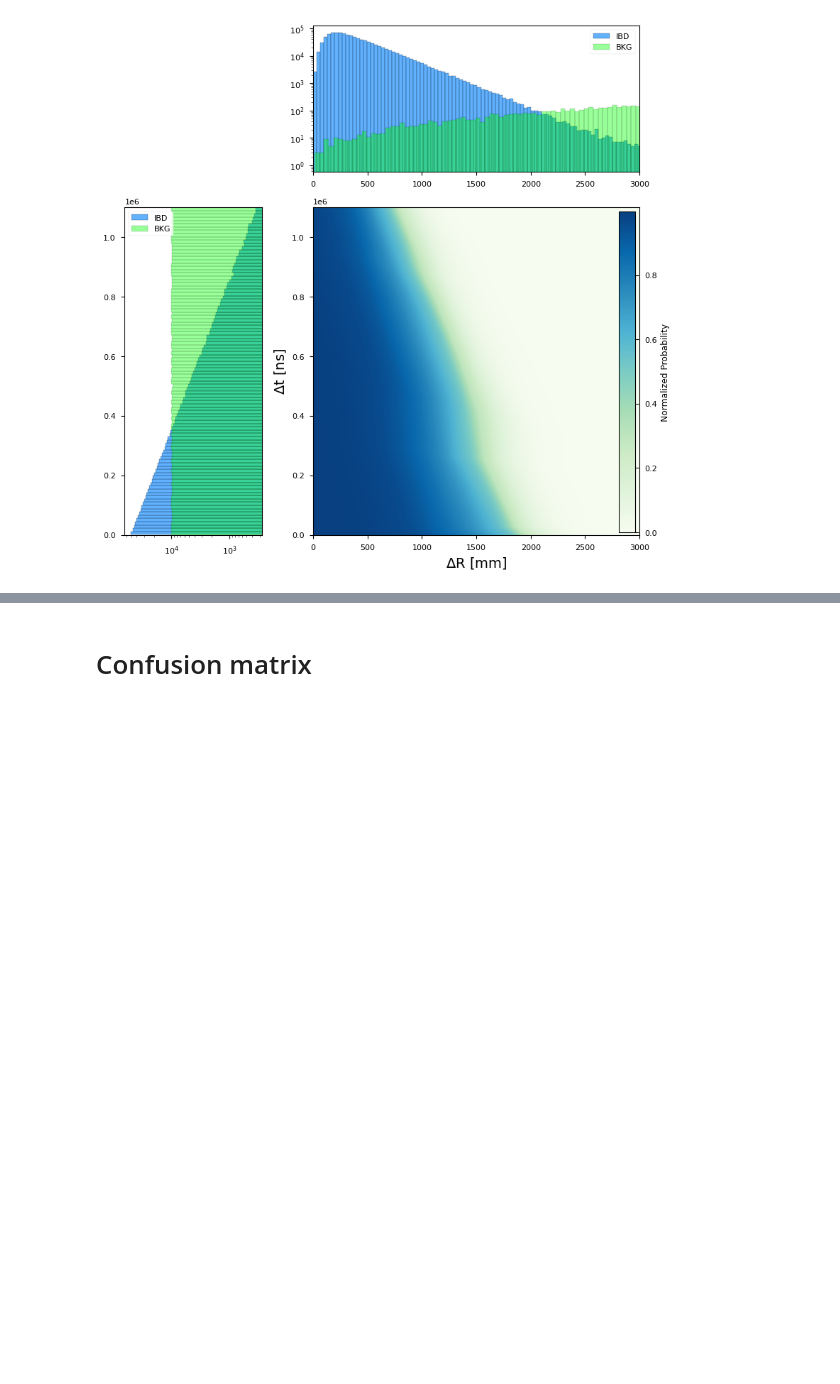
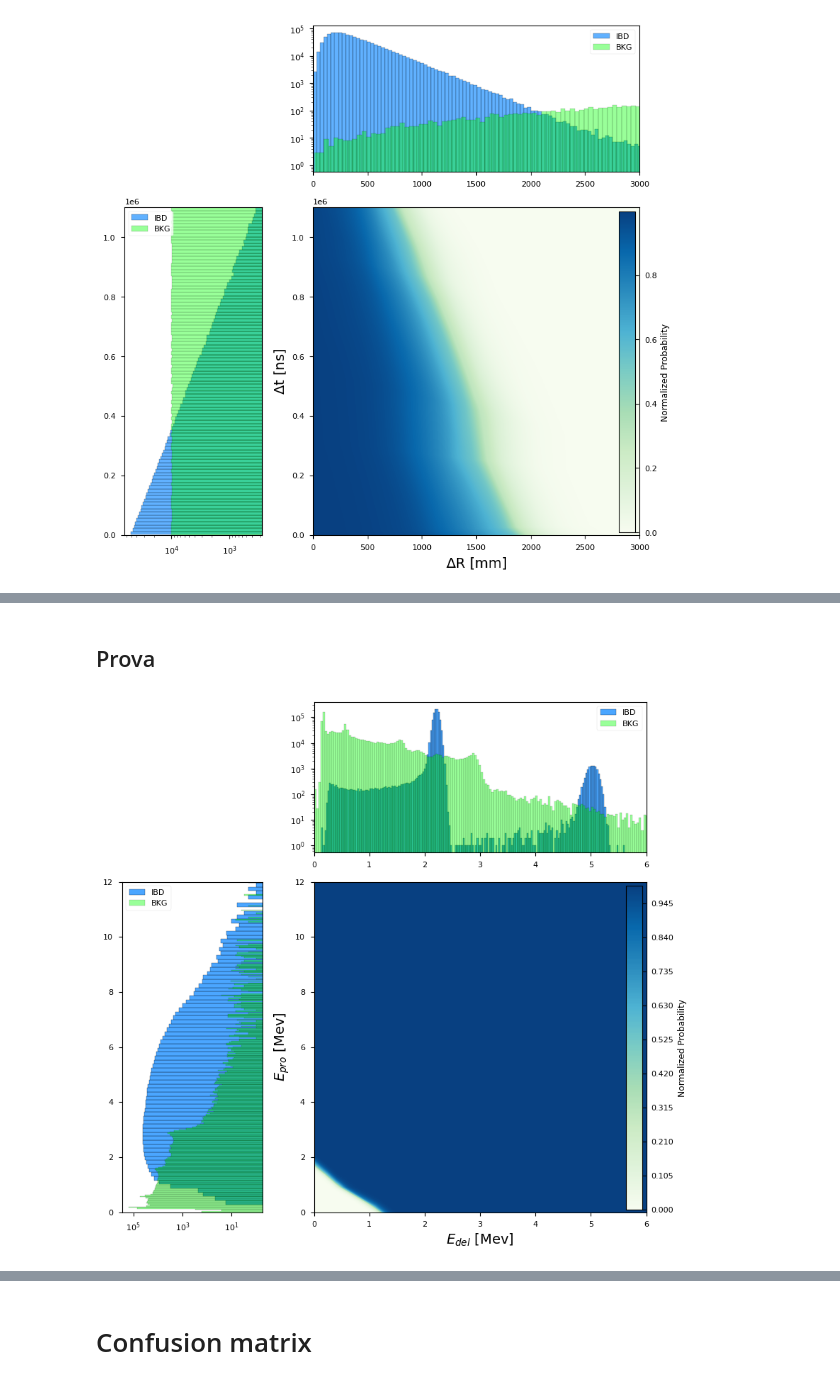
Before and after one commit to Fabiocufino/CloudVenetoCode, a Jupyter notebook: Analysis_CV/BKG_UNcorrelated/PyTorch_CPU.ipynb, the cells around one changed output, grey strips where cells are left out. Cells and saved outputs as stored; diff of their text form; code cells hidden in the pictures; blank space fills up the shorter version.

Commit message:
E_del, E_pro plot

```diff
--- a/Analysis_CV/BKG_UNcorrelated/PyTorch_CPU.ipynb
+++ b/Analysis_CV/BKG_UNcorrelated/PyTorch_CPU.ipynb
@@ -509 +507,3 @@ plt.show()
+# %% [markdown]
+## Prova
 # %%
@@ -566,0 +535,47 @@ plt.show()
+# %%
+fig = plt.figure(figsize=(8, 8))
+
+# Crea un subplot per il grafico principale
+ax1 = plt.subplot2grid((3, 3), (1, 1), colspan=2, rowspan=2)
+
+
+
+immagine = ax1.contourf(probs_normed_n.detach().numpy(), cmap = 'GnBu', origin = 'lower', extent = (E_del_mash.min(), E_del_mash.max(), E_pro_mash.min(), E_pro_mash.max()), aspect = 'auto',  levels = 200)
+
+ax1.set_xlabel(r'$E_{del}$ [Mev]', fontsize = 14)
+ax1.set_ylabel(r'$E_{pro}$ [Mev]', fontsize = 14)
+
+# Crea un set di assi all'interno del grafico principale per la barra dei colori
+axins = inset_axes(ax1, width="5%", height="98%", loc='upper right')
+cbar = plt.colorbar(immagine, cax=axins, orientation='vertical', label='Normalized Probability')
+
+# Crea un subplot per l'istogramma delta_r
+ax2 = plt.subplot2grid((3, 3), (0, 1), colspan=2, sharex=ax1)
+
+# Calcola e disegna l'istogramma, e rimuovi gli assi duplicati
+# Aggiungi un'etichetta all'istogramma
+_, bins, _ = ax2.hist(all_feature["E_del"][all_feature["Label"] == 1], bins=400, color='dodgerblue', alpha=0.8, label='IBD', log= True)
+_, bins, _ = ax2.hist(all_feature["E_del"][all_feature["Label"] == 0], bins=10000, color='lime', alpha=0.4, label='BKG', log= True)
+
+ax2.legend() # Mostra la legenda
+ax2.set_xlim(0, 6)
+
+# Crea un subplot per l'istogramma delta_t
+ax3 = plt.subplot2grid((3, 3), (1, 0), rowspan=2, sharey=ax1)
+ax3.set_ylim(0, 12)
+
+# Calcola e disegna l'istogramma, e rimuovi gli assi duplicati
+# Aggiungi un'etichetta all'istogramma
+
+_, bins, _ = ax3.hist(all_feature["E_pro"][all_feature["Label"] == 1], bins=100, orientation='horizontal', color='dodgerblue', alpha=0.8, label='IBD', log= True)
+_, bins, _ = ax3.hist(all_feature["E_pro"][all_feature["Label"] == 0], bins=10000, orientation='horizontal', color='lime', alpha=0.4, label='BKG', log= True)
+
+ax3.legend() # Mostra la legenda
+ax3.invert_xaxis()
+
+plt.tight_layout()
+
+# plt.savefig('../../../../Latex/Images/dr_r_pytorch.png')
+plt.show()
+# %% [output]
+[figure, added]
```
Also changed, not shown: parts of 23 cells of this notebook, 2 other files.
